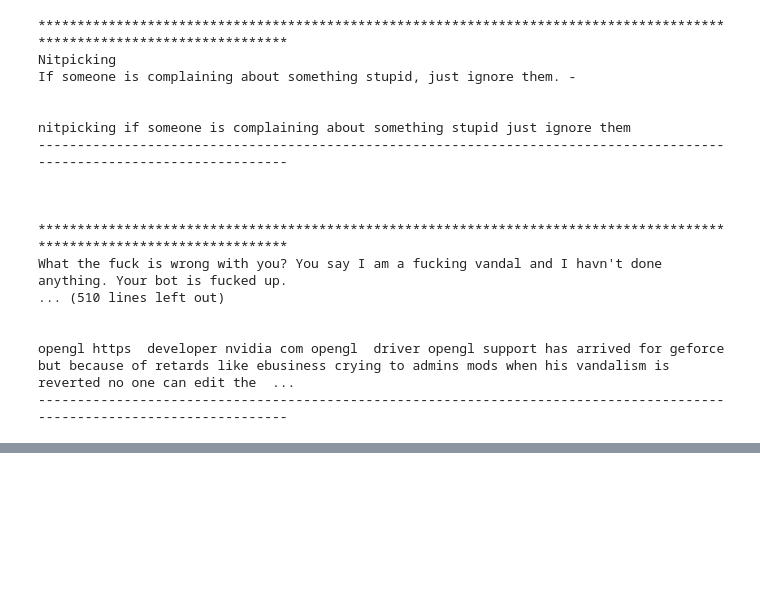
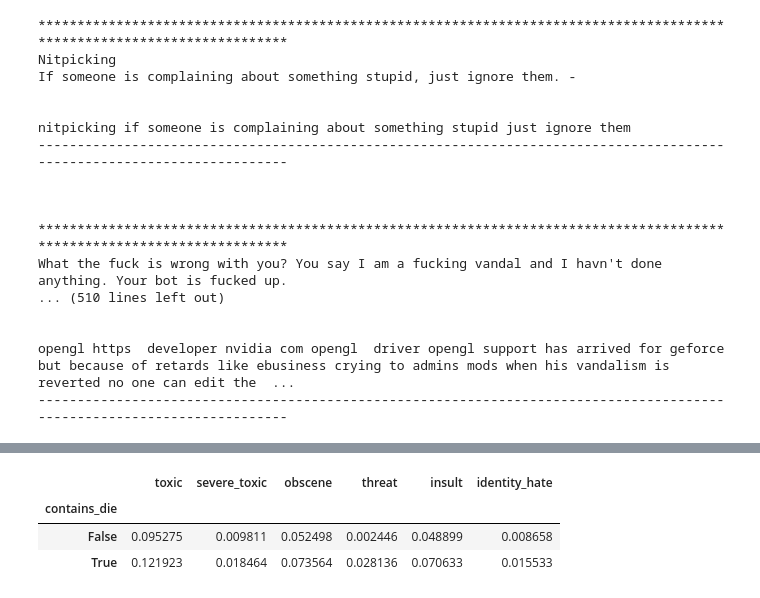
Before and after one commit to Guillermogsjc/kaggle-toxicity, a Jupyter notebook: 02W_EDA.ipynb, the cells around one changed output, grey strips where cells are left out. Cells and saved outputs as stored; diff of their text form; code cells hidden in the pictures; blank space fills up the shorter version.

```diff
--- a/02W_EDA.ipynb
+++ b/02W_EDA.ipynb
@@ -211,0 +243,3 @@ data_1 = pad_sequences(sequences_1, maxlen=MAX_SEQUENCE_LENGTH) #cambia a paddin
+# %%
+train_df['contains_die'] = train_df.comment_text.str.contains('die')
+train_df['contains_kill'] = train_df.comment_text.str.contains('kill')
@@ -211,0 +294,7 @@ data_1 = pad_sequences(sequences_1, maxlen=MAX_SEQUENCE_LENGTH) #cambia a paddin
+# %%
+train_df.groupby('contains_die')[ct.OBJECTIVE_COLS].mean()
+# %% [output]
+|  | toxic | severe_toxic | obscene | threat | insult | identity_hate |
+| contains_die |  |  |  |  |  |  |
+| False | 0.095275 | 0.009811 | 0.052498 | 0.002446 | 0.048899 | 0.008658 |
+| True | 0.121923 | 0.018464 | 0.073564 | 0.028136 | 0.070633 | 0.015533 |
```
Also changed, not shown: parts of 19 cells of this notebook, 5 other files.
